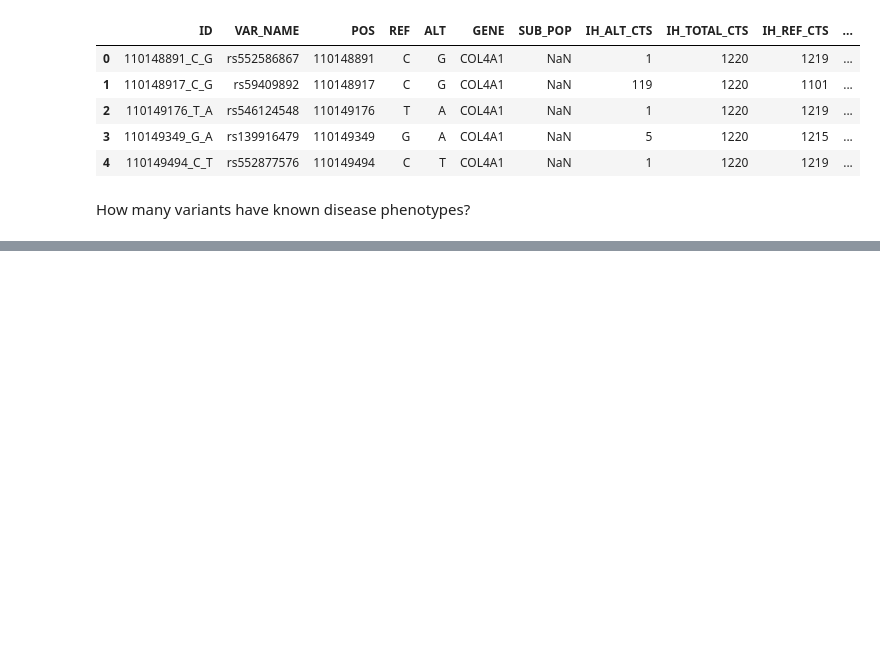
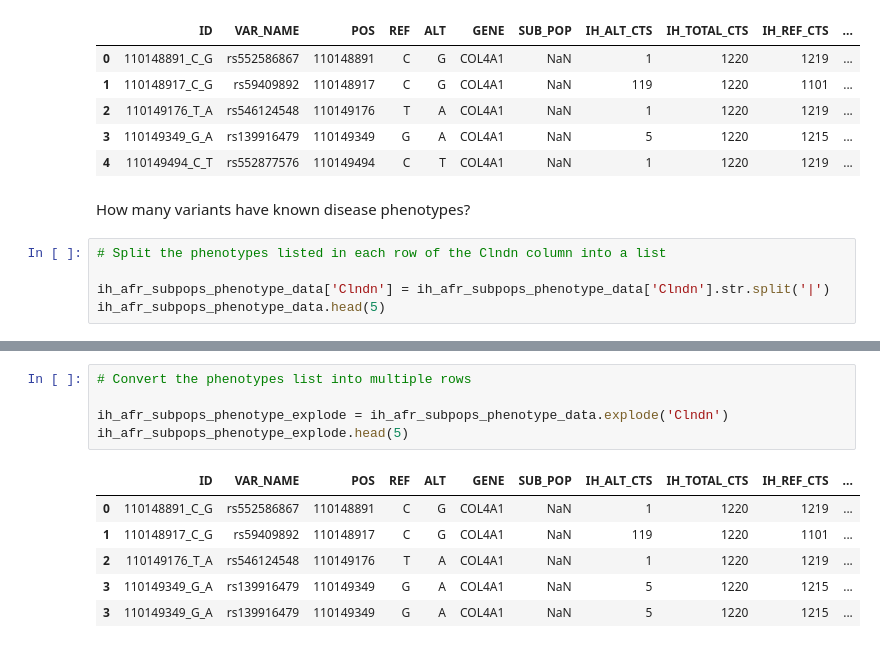
Before and after one commit to MeganHolborn/Genetic_data_analysis, a Jupyter notebook: Notebooks/Analysis_and_Visualisation/6-Variant_disease_phenotypes.ipynb, the cells around one changed output, grey strips where cells are left out. Saved outputs shown, nothing was run; the diff lists cells and outputs as text; blank space fills up the shorter version.

```diff
--- a/Notebooks/Analysis_and_Visualisation/6-Variant_disease_phenotypes.ipynb
+++ b/Notebooks/Analysis_and_Visualisation/6-Variant_disease_phenotypes.ipynb
@@ -145,3 +125,8 @@ ih_afr_subpops_phenotype_data.head(5)
 | 4 | 110149494_C_T | rs552877576 | 110149494 | C | T | COL4A1 | NaN | 1 | 1220 | 1219 | ... |
 # %% [markdown]
 How many variants have known disease phenotypes?
+# %%
+# Split the phenotypes listed in each row of the Clndn column into a list
+
+ih_afr_subpops_phenotype_data['Clndn'] = ih_afr_subpops_phenotype_data['Clndn'].str.split('|')
+ih_afr_subpops_phenotype_data.head(5)
@@ -147,0 +140,12 @@ How many variants have known disease phenotypes?
+# %%
+# Convert the phenotypes list into multiple rows
+
+ih_afr_subpops_phenotype_explode = ih_afr_subpops_phenotype_data.explode('Clndn')
+ih_afr_subpops_phenotype_explode.head(5)
+# %% [output]
+|  | ID | VAR_NAME | POS | REF | ALT | GENE | SUB_POP | IH_ALT_CTS | IH_TOTAL_CTS | IH_REF_CTS | ... |
+| 0 | 110148891_C_G | rs552586867 | 110148891 | C | G | COL4A1 | NaN | 1 | 1220 | 1219 | ... |
+| 1 | 110148917_C_G | rs59409892 | 110148917 | C | G | COL4A1 | NaN | 119 | 1220 | 1101 | ... |
+| 2 | 110149176_T_A | rs546124548 | 110149176 | T | A | COL4A1 | NaN | 1 | 1220 | 1219 | ... |
+| 3 | 110149349_G_A | rs139916479 | 110149349 | G | A | COL4A1 | NaN | 5 | 1220 | 1215 | ... |
+| 3 | 110149349_G_A | rs139916479 | 110149349 | G | A | COL4A1 | NaN | 5 | 1220 | 1215 | ... |
```
Also changed, not shown: parts of 20 cells of this notebook.
